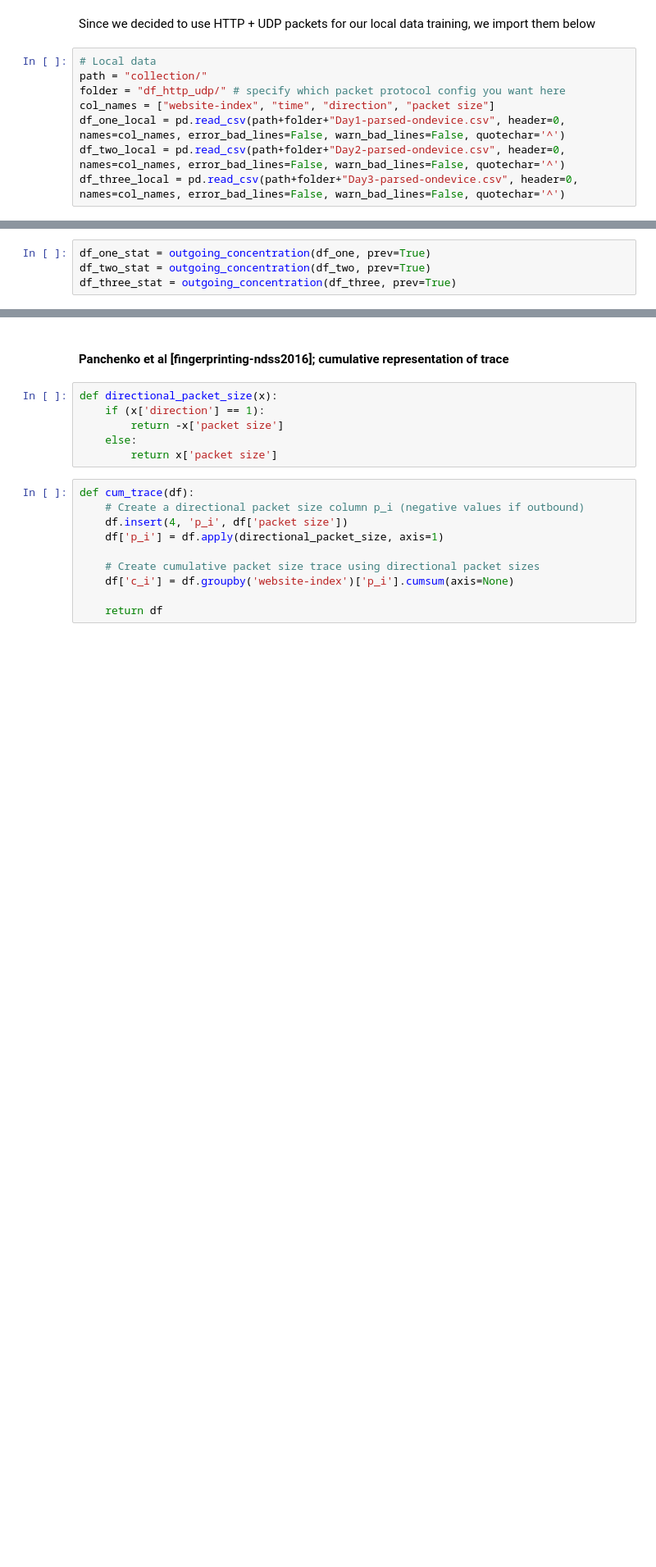
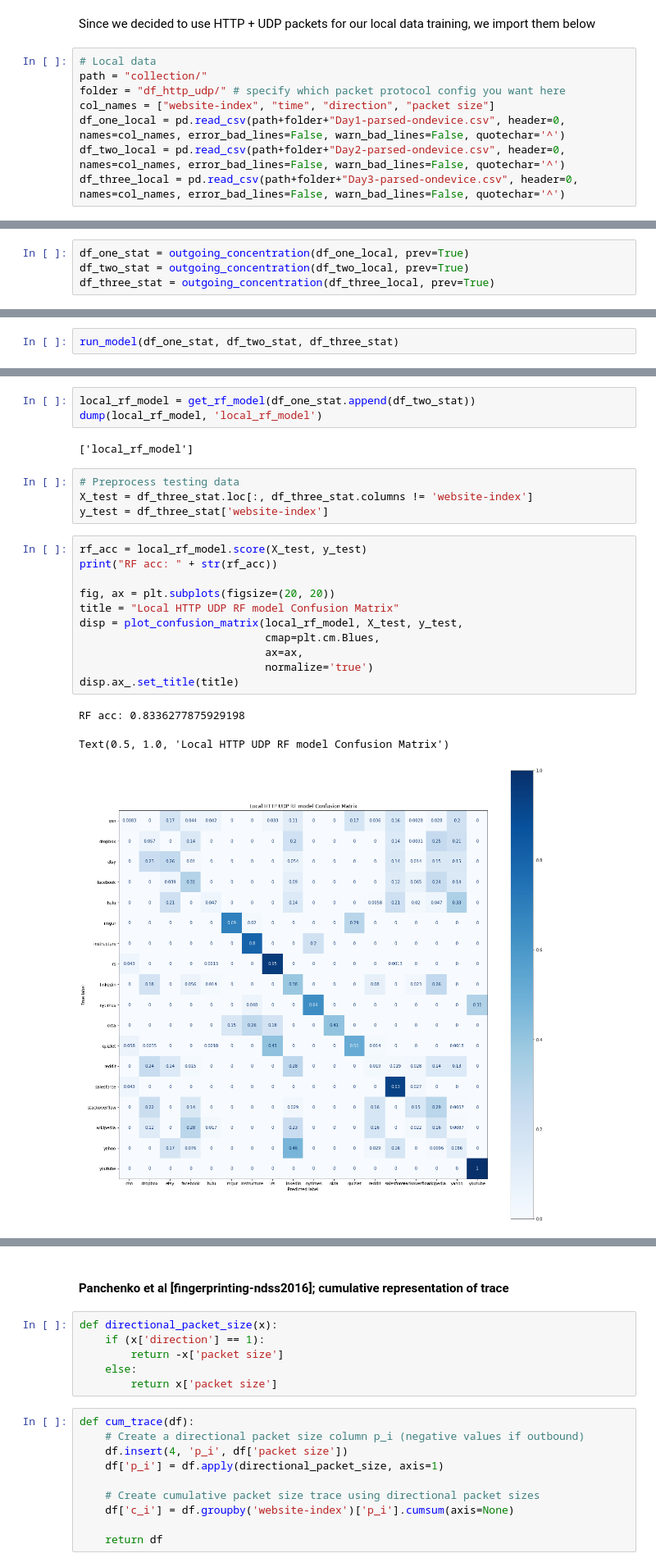
Before and after one commit to mbronckers/cmsc23360, a Jupyter notebook: p2/Submission.ipynb, the cells around one changed output, grey strips where cells are left out. Shown: that part at 82% size. Drawn from its saved outputs; the diff is of its cells as text; blank space fills up the shorter version.

```diff
--- a/p2/Submission.ipynb
+++ b/p2/Submission.ipynb
@@ -259,4 +258,4 @@ plt.ylabel("Cumulative Accuracy")
 # %%
-df_one_stat = outgoing_concentration(df_one, prev=True)
-df_two_stat = outgoing_concentration(df_two, prev=True)
-df_three_stat = outgoing_concentration(df_three, prev=True)
+df_one_stat = outgoing_concentration(df_one_local, prev=True)
+df_two_stat = outgoing_concentration(df_two_local, prev=True)
+df_three_stat = outgoing_concentration(df_three_local, prev=True)
@@ -262,0 +268,2 @@ df_three_stat = outgoing_concentration(df_three, prev=True)
+# %%
+run_model(df_one_stat, df_two_stat, df_three_stat)
@@ -262,0 +286,24 @@ df_three_stat = outgoing_concentration(df_three, prev=True)
+# %%
+local_rf_model = get_rf_model(df_one_stat.append(df_two_stat))
+dump(local_rf_model, 'local_rf_model')
+# %% [output]
+['local_rf_model']
+# %%
+# Preprocess testing data
+X_test = df_three_stat.loc[:, df_three_stat.columns != 'website-index']
+y_test = df_three_stat['website-index']
+# %%
+rf_acc = local_rf_model.score(X_test, y_test)
+print("RF acc: " + str(rf_acc))
+
+fig, ax = plt.subplots(figsize=(20, 20))
+title = "Local HTTP UDP RF model Confusion Matrix"
+disp = plot_confusion_matrix(local_rf_model, X_test, y_test,
+                             cmap=plt.cm.Blues,
+                             ax=ax,
+                             normalize='true')
+disp.ax_.set_title(title)
+# %% [output]
+RF acc: 0.8336277875929198
+Text(0.5, 1.0, 'Local HTTP UDP RF model Confusion Matrix')
+[figure, added]
```
Also changed, not shown: parts of 123 cells of this notebook, 5 other files.
